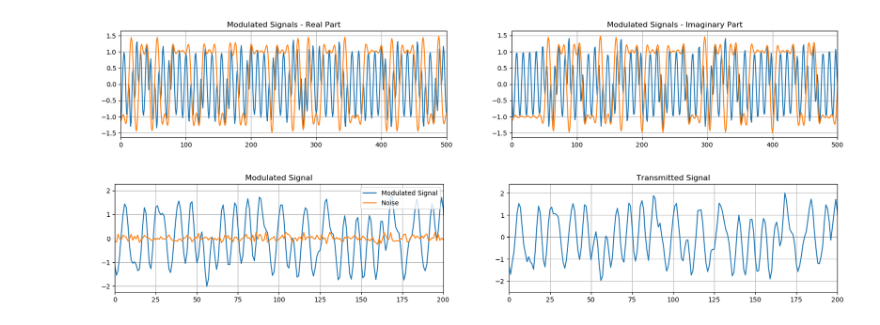
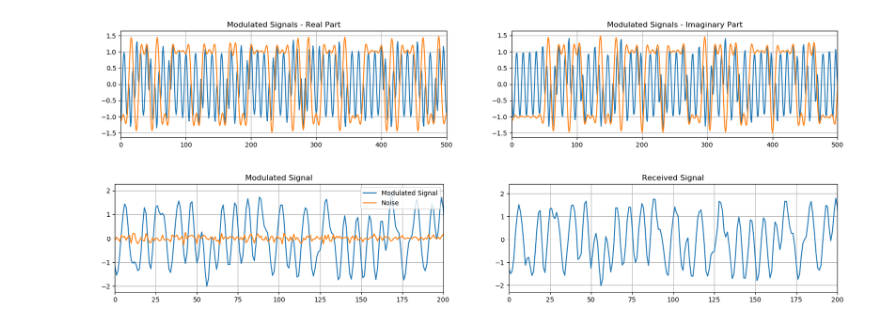
Before and after one commit to sofia-am/QPSK-8PSK-Simulation, a Jupyter notebook: notebook/QPSKmodem.ipynb, the cells around one changed output. Saved outputs shown, nothing was run; the diff lists cells and outputs as text; code cells hidden in the pictures.

```diff
--- a/notebook/sampling.ipynb
+++ b/notebook/QPSKmodem.ipynb
@@ -166,21 +169,21 @@ plt.show()
 # %%
 signal_modulated = i_modulated + q_modulated
 noise = np.random.normal(0, 0.1, len(signal_modulated))
 signal_noise = signal_modulated + noise
 
 plt.figure(figsize=(20, 3))
 plt.subplot(1, 2, 1)
 plt.plot(t, signal_modulated, label="Modulated Signal")
 plt.plot(t, noise, label="Noise")
 plt.xlim(0, 200)
 plt.title("Modulated Signal")
 plt.grid(True)
 plt.legend()
 plt.subplot(1, 2, 2)
 plt.plot(t, signal_noise, label="Modulated Signal + Noise")
 plt.xlim(0, 200)
-plt.title("Transmitted Signal")
+plt.title("Received Signal")
 plt.grid(True)
 plt.show()
 # %% [output]
-[figure, old version]
+[figure, new version]
```
Also changed, not shown: parts of 4 cells of this notebook, 1 other file.
